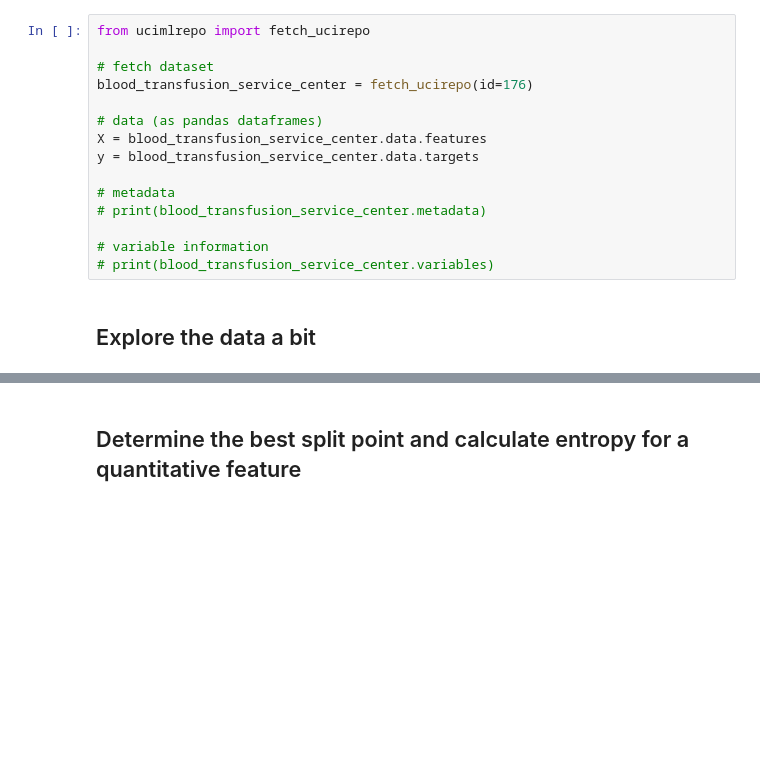
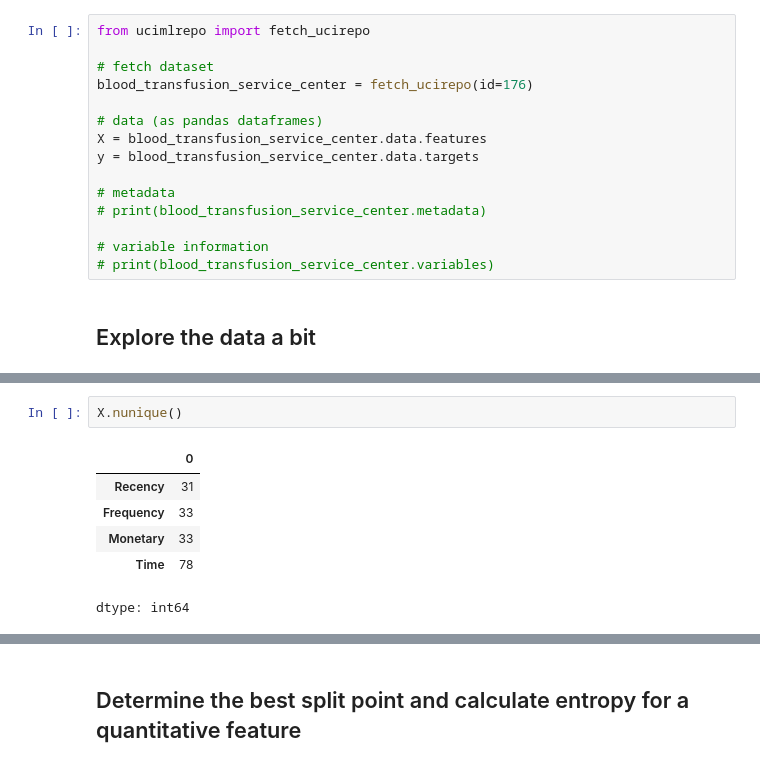
Before and after one commit to mbrudd/csci290, a Jupyter notebook: notebooks/Attribute_selection.ipynb, the cells around one changed output, grey strips where cells are left out. Saved outputs shown, nothing was run; the diff lists cells and outputs as text; blank space fills up the shorter version.

```diff
--- a/notebooks/Attribute_selection.ipynb
+++ b/notebooks/Attribute_selection.ipynb
@@ -183,0 +194,9 @@ y = blood_transfusion_service_center.data.targets
+# %%
+X.nunique()
+# %% [output]
+|  | 0 |
+| Recency | 31 |
+| Frequency | 33 |
+| Monetary | 33 |
+| Time | 78 |
+dtype: int64
```
Also changed, not shown: parts of 9 cells of this notebook.
